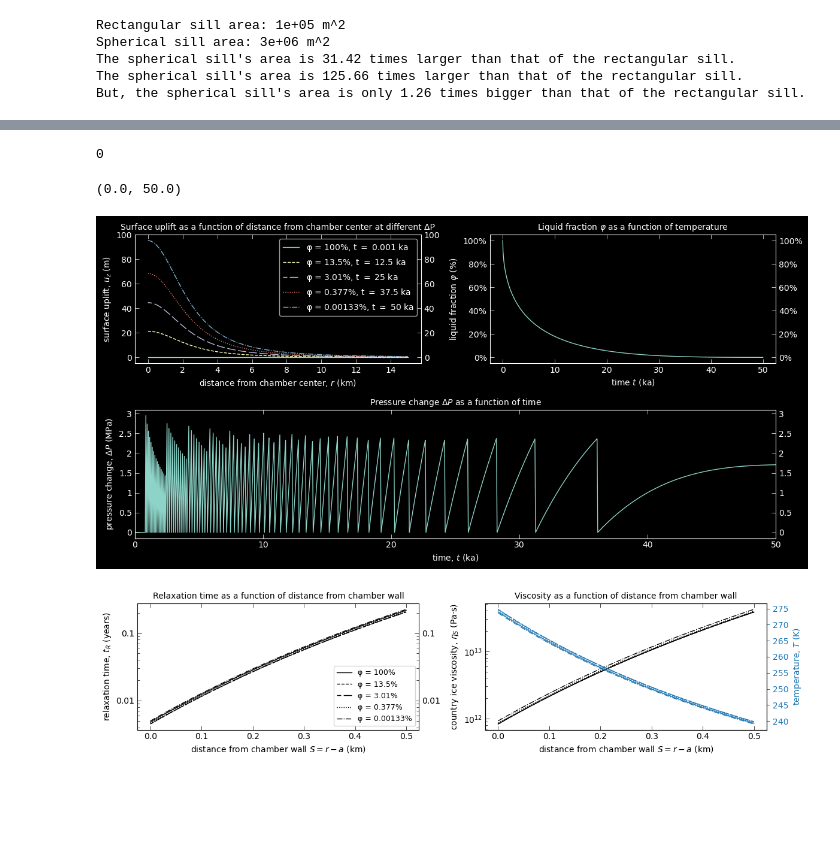
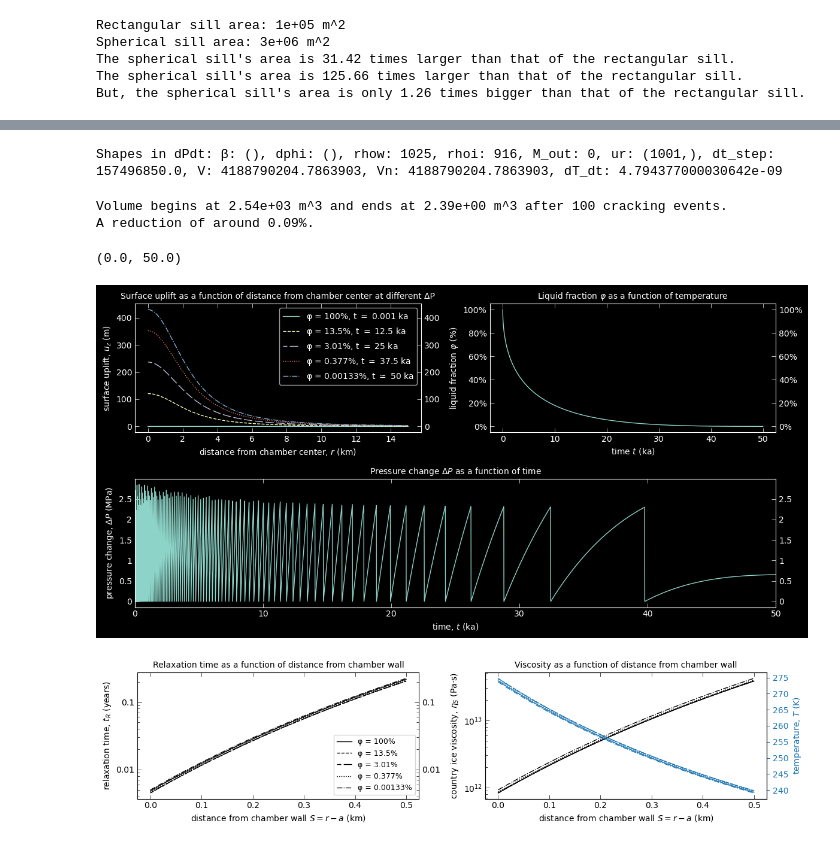
Before and after one commit to CottomR-et-al/Europa-ice-ocean-exchange, a Jupyter notebook: sill_solidification_Europa.ipynb, the cells around one changed output, grey strips where cells are left out. Drawn from its saved outputs; the diff is of its cells as text; code cells hidden in the pictures; blank space fills up the shorter version.

```diff
--- a/sill_solidification_Europa.ipynb
+++ b/sill_solidification_Europa.ipynb
@@ -223,7 +223,7 @@ The spherical sill's area is 31.42 times larger than that of the rectangular sil
 The spherical sill's area is 125.66 times larger than that of the rectangular sill.
 But, the spherical sill's area is only 1.26 times bigger than that of the rectangular sill.
 # %%
-def radial_uplift(a,S,DP,mu,dt):
+def radial_uplift(a,S,DP,mu,dt, eta_S, nu):
     """
     t_RK: relaxation time (s)
     ur: radial displacement (m)
@@ -232,18 +232,18 @@ def radial_uplift(a,S,DP,mu,dt):
     ur = DP[-1]*a/(4*mu) * ( np.exp(-dt/t_Rk) + (1-nu)/(1+nu) * (3*(S/a)**3 - 2) * (1 - np.exp(-dt/t_Rk)) )
     return ur
 
-def dPdt_Townsend(β_m,dphi,rhow,rhoi, M_out, ur,dt, V, V_prev, dT_dt):
+def dPdt_Townsend(β_m,dphi,rhow,rhoi, M_out, ur,dt_step, V, V_prev, dT_dt):
     """
     Derived from Eq. 1 of Townsend et al. (2022).
     """
     a_V = 1/V * (V-V_prev)/dt
-    dPdt = 1/β_m * ( (rhow-rhoi) * dphi/dt - M_out/V - 3 * rho_mix * (ur-ur[-1])/dt - rho_mix * a_V * dT_dt)
+    dPdt = 1/β_m * ( (rhow-rhoi) * dphi/dt_step - M_out/V - 3 * rho_mix * (ur-ur[-1])/dt_step - rho_mix * a_V * dT_dt)
     return dPdt
 # %%
 # Surface uplift resulting from chamber inflation (freezing) from Townsend (2022) w/ pressures from Chivers et al. (2020) and Amoruso and Crescentini (2009)
 # Σ^n_(k=1)... k spans from 1 to n
-N = 1001
-N_t = 1001
+N = 5001
+N_t = 5001
 year = 3.15e7 # seconds in a year
 t = np.linspace(1, 5e4, N_t)*year # (s), Chivers et al. (2020) results for a liquid water chamber 1-3 km depth
 dt = np.diff(t, prepend=0) # (s) time step
@@ -256,6 +256,7 @@ a = 1e3 # (m) radius of chamber (assumption of sphericity)
 S = a + 5e2 # (m) static chamber + shell thickness
 r = np.linspace(a, S, N) # (m) radial distance from chamber edge
 d = 3e3 # (m) depth of chamber below surface (note tha a is radius, so 2a is the minimum depth)
+a_0 = a # initial chamber radius for Stefan
 ##### EDITABLE #####
 
 rhoi_Lesage = 1130 # (kg/m3) ice density from Lesage et al. (2022)
@@ -314,7 +315,7 @@ Ve = 0 # expelled volume prior to freezing
 Volumes = []
 Dmech = 0 # scalar mechanical damage coefficient (Europaquakes (42-45))
 cracks = 0
-a = 1e3 # (m) radius of chamber (assumption of sphericity)
+a = a_0 # (m) radius of chamber (assumption of sphericity)
 for n in range(1, N_t):
     Tz = stefan(κ, t[n], rhs) # T(z,t): thermal profile for
     # T_chamber_history[n] = Tz[idx]
@@ -326,8 +327,8 @@ for n in range(1, N_t):
     P_abs = Plith + DP[n-1]
     Tz = Tz + tempgrad(Tz, P_abs, N, h_tot) * dt_step
     phi_prev = phis[n-1]
-    Sc = 2 * 0.53 * np.sqrt(κ*t[n]) # (m) frozen layer thickness (Lesage et al., 2022)
-    phi_now = (1 - Sc/a)**3 # melt fraction from Lesage et al. (2022) eqn 2
+    Sc = min(a_0, 2 * 0.53 * np.sqrt(κ*t[n])) # (m) frozen layer thickness (Lesage et al., 2022)
+    phi_now = (1 - Sc/a_0)**3 # melt fraction from Lesage et al. (2022) eqn 2
     dphi = phi_prev - phi_now
     dP_freezing = dphi * (rhow/rhoi - 1) / (((1 - 2*nu)/E * (2*a/d * 4/np.pi * ((1 - nu**2)/(1 - 2*nu) - 3)) + beta))
     # insert max tensile stress from freezing (B3 from Manga and Michaut, 2017)???
@@ -348,29 +349,30 @@ for n in range(1, N_t):
     dV = dV_dt * dt_step
     Vn = V # updates current volume Vn to be equal to total V(n-1) minus ejected V(n-1)
     rho_mix = phis[n] * rhow + (1-phis[n]) * rhoi
-    rho_mix_prev = phis[n-1] * rhow + (1-phis[n-1]) * rhoi
+    rho_mix_prev = rho_mix if n == 1 else rho_mix_prev
     drho_dP = beta * rho_mix
     drho_dT = (rhow - rhoi) * ((phis[n] - phis[n-1]) / (T_chamber_history[n] - T_chamber_history[n-1] + 1e-15))
     # dM_dt = mass_conservation_rate(rho_mix, V, drho_dP, drho_dT, dP_dt, dT_dt, dV_dt)
-    Ve = Vn * phis[n] * (rhow/rhoi) if crack else 0 # coming from Lesage et al. (2022) (6)--if cracking occurs, mass is ejected
+    Ve = Vn * (1-phis[n]) * (rhow/rhoi - 1) if crack else 0 # coming from Lesage et al. (2022) (6)--if cracking occurs, mass is ejected
     V = Vn - Ve # total volume
     Volumes.append(V)
-    # a = (3*V/(4*np.pi))**(1/3) # update radius of chamber
+    a = (3*V/(4*np.pi))**(1/3) if crack else a # update radius of chamber
     M_out = rhow * Ve # expelled mass from diking, if Ve=0 ==> M_out=0
     M_in = 0 # no influx
-    ur = radial_uplift(a,S,DP,mu,dt_step)
-    β_m = (rho_mix - rho_mix_prev) / (DP[n] - DP[n-1])
+    eta_S = eta_ref * np.exp((Q / (Rg*Tm)) * (Tm/T - 1)) # (Pa s) Arhennius relationship from Chivers et al. (2021)
+    ur = radial_uplift(a,S,DP,mu,dt_step, eta_S, nu)
+    β_m = (rho_mix - rho_mix_prev) / (DP[n]) if DP[n] > 0 else (rho_mix - rho_mix_prev) / (DP[n-1])
+    rho_mix_prev = rho_mix
     dP = dPdt_Townsend(β_m,dphi,rhow,rhoi, M_out, ur, dt_step, V, Vn, dT_dt) / dt_step
-    residual = mass_conservation_residual(M_in, M_out, dM_dt)
+    # residual = mass_conservation_residual(M_in, M_out, dM_dt)
     V_prev = V # previous volume
-    eta_S = eta_ref * np.exp((Q / (Rg*Tm)) * (Tm/T - 1)) # (Pa s) Arhennius relationship from Chivers et al. (2021)
     etas.append(eta_S)
     eta_eff = 3 * a**3 * np.trapz(eta_S / (r**4), r) # (Pa s) effective viscosity of shell
     tau = eta_eff/mu
     tau_a = tau*(3*K+mu)/(3*K)
     tR[n] = (3 * eta_eff * (1 - nu) / (mu * (1 + nu)) * (S/a)**3)
     dP = np.diff(DP, prepend=0)
-    if np.isnan(T_chamber) or np.isnan(DP[n]) or np.isnan(phis[n]) or np.isnan(tR[n]):
+    if np.isnan(T_chamber) or np.isnan(DP[n]) or np.isnan(phis[n]):
         print(f"NaN at time step {n}. Stopping simulation.")
         print(f"Zero at time step {n}.")
         print(f"Conditions: {checks}")
@@ -400,7 +402,7 @@ for n in range(1, N_t):
         print(f"a = {a:.2g} m")
         print(f"V = {V:.2e} m^3")
         break
-    if n % 100 == 0 or n % 50 == 0:
+    if n % 2000 == 0 or n % 50 == 0:
         print(f"n={n}, crack # = {cracks}, t = {t[n]/year/1e3:.2g} ka, T_chamber = {T_chamber:.2f} K, ΔP = {DP[n]/1e6:.2f} MPa, φ = {phis[n]*100:.2g}%, Pabs = {P_abs/1e6:.2f} MPa, σT = {damaged_ice/1e6:.2f} MPa, Dmech = {Dmech:.2g}")
     # if P_abs <= 8e6:
     #     print(f"Stopping simulation at time step {n} because P_abs <= 8 MPa.")
@@ -419,6 +421,8 @@ for n in range(0, N_t):
         tR = np.maximum(tR, 1e-12)
         uz_k = (1-nu)*DP[k]*a**3 / (mu*d**2) * (np.exp(-((t[n]-t[k])/tR[k])) + (S/a)**3 * (1-np.exp(-((t[n]-t[k]) / tR[k]))))
         uzn += uz_k
+    if n % 2000 == 0 or n % 50 == 0:
+        print(f"n={n}, k={k}, t[n]={t[n]/(3.15e7):.2e}, t[k]={t[k]/(3.15e7):.2e}, tR[k]={tR[k]/(3.15e7):.2e}, uz_k={uz_k:.2e}, uzn={uzn:.2e}")
     uz[n] = uzn
     # uz_slice = uz[N-1]
 # %% [output]
@@ -445,10 +446,16 @@ n=1000, crack # = 89, t = 50 ka, T_chamber = 273.64 K, ΔP = 1.71 MPa, φ = 0.00
+# %%
+print(f"Shapes in dPdt: β: {β_m.shape}, dphi: {dphi.shape}, rhow: {rhow}, rhoi: {rhoi}, M_out: {M_out}, ur: {ur.shape}, dt_step: {dt_step}, V: {V}, Vn: {Vn}, dT_dt: {dT_dt}")
+# %% [output]
+Shapes in dPdt: β: (), dphi: (), rhow: 1025, rhoi: 916, M_out: 0, ur: (1001,), dt_step: 157496850.0, V: 4188790204.7863903, Vn: 4188790204.7863903, dT_dt: 4.794377000030642e-09
 # %%
-Ve
+print(f"Volume begins at {Volumes[0]:.2e} m^3 and ends at {Volumes[-1]:.2e} m^3 after {cracks} cracking events.")
+print(f"A reduction of around {Volumes[-1]/Volumes[0] * 100:.2f}%.")
 # %% [output]
-0
+Volume begins at 2.54e+03 m^3 and ends at 2.39e+00 m^3 after 100 cracking events.
+A reduction of around 0.09%.
 # %%
 lines = ['-', '--', (5, (10, 3)), ':', '-.']
-coolcolor = '#1f77b4'
+coolcolor = "#1f80c5"
 lw = 1
 plt.style.use('dark_background')
 fig = plt.figure(figsize=(12, 6), layout='tight')
@@ -471,34 +478,34 @@ ax1.xaxis.set_major_formatter(StrMethodFormatter('{x:g}'))
 ax1.yaxis.set_major_formatter(StrMethodFormatter('{x:g}'))
 ax1.set_title('Surface uplift as a function of distance from chamber center at different ΔP', fontsize=10)
 ax1.legend(loc='upper right', fontsize=10)
 # ax1.set_xlim(0, 15)
 
 ax2.plot(t/year/1e3, phis*100, lw=lw)
 ax2.set_ylabel('liquid fraction $φ$ (%)', fontsize=10)
 ax2.set_xlabel('time $t$ (ka)', fontsize=10)
 ax2.tick_params(which='major', length=5, width=0.5, direction='in', top=True, right=True, labelright=True)
 ax2.tick_params(which='minor', length=3, width=0.5, direction='in', top=True, right=True)
 ax2.yaxis.set_major_formatter(mtick.PercentFormatter(decimals=0))
 ax2.xaxis.set_major_formatter(StrMethodFormatter('{x:g}'))
 ax2.set_title('Liquid fraction $φ$ as a function of temperature', fontsize=10)
 # ax2.invert_xaxis()
 # ax2.set_xlim(274, 230.82)
 
 ax3.plot((t/year)/1e3, DP/1e6, lw=lw)
 ax3.set_ylabel('pressure change, $ΔP$ (MPa)', fontsize=10)
 ax3.set_xlabel('time, $t$ (ka)', fontsize=10)
 ax3.tick_params(which='major', length=5, width=0.5, direction='in', top=True, right=True, labelright=True)
 ax3.tick_params(which='minor', length=3, width=0.5, direction='in', top=True, right=True)
 ax3.xaxis.set_major_formatter(StrMethodFormatter('{x:g}'))
 ax3.yaxis.set_major_formatter(StrMethodFormatter('{x:g}'))
 ax3.set_title('Pressure change $ΔP$ as a function of time', fontsize=10)
 ax3.set_xlim(0, 50)
 
 
 ######## Toothed φ indicative of rapid refreezing resulting from instantaneous pressure drop after fracture?
 # %% [output]
 (0.0, 50.0)
-[figure, old version]
+[figure, new version]
 # %%
 fig, ax = plt.subplots(figsize=(12, 3), layout='tight')
 ax1 = plt.subplot2grid((1, 2), (0, 0))
```
Also changed, not shown: parts of 1 cell of this notebook.
